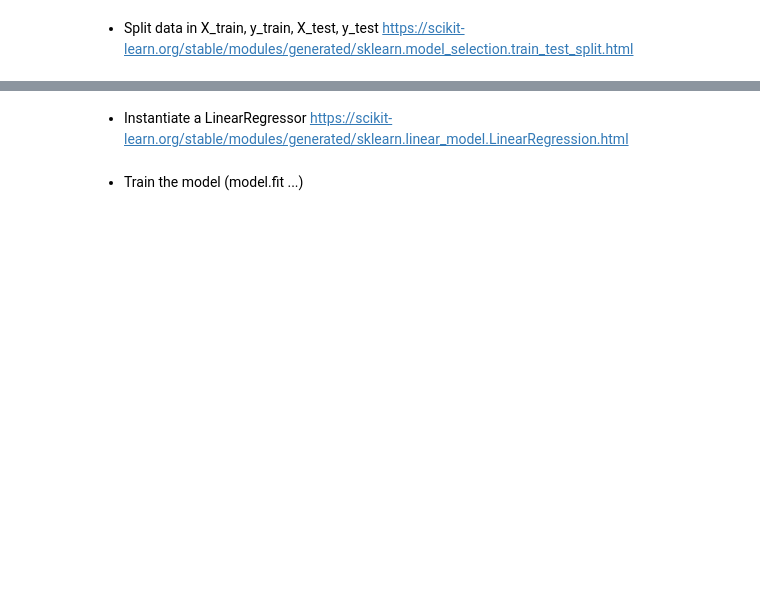
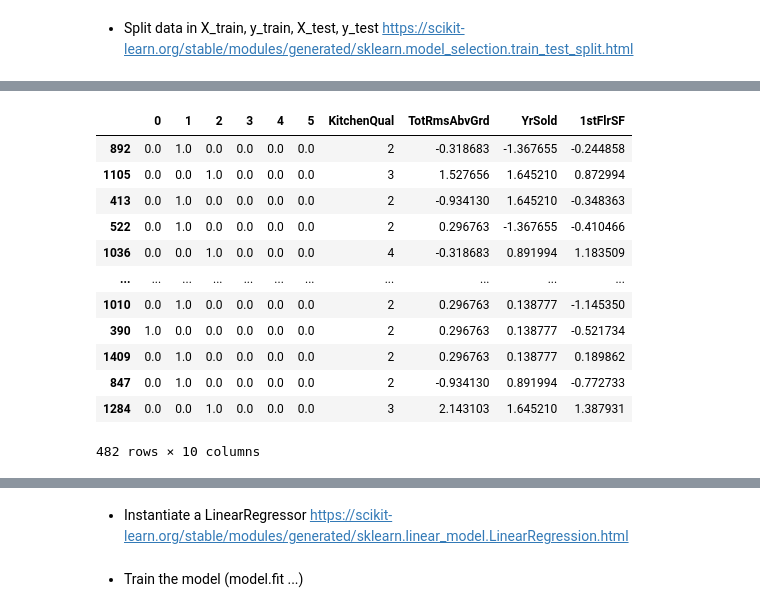
Before and after one commit to chakra2024/dsp-soham-chakraborty, a Jupyter notebook: notebooks/house-prices-modeling.ipynb, the cells around one changed output, grey strips where cells are left out. Cells and saved outputs as stored; diff of their text form; code cells hidden in the pictures; blank space fills up the shorter version.

```diff
--- a/notebooks/house-prices-modeling.ipynb
+++ b/notebooks/house-prices-modeling.ipynb
@@ -191,0 +352,16 @@ preprocessor = ColumnTransformer(
+# %%
+X_test
+# %% [output]
+|  | 0 | 1 | 2 | 3 | 4 | 5 | KitchenQual | TotRmsAbvGrd | YrSold | 1stFlrSF |
+| 892 | 0.0 | 1.0 | 0.0 | 0.0 | 0.0 | 0.0 | 2 | -0.318683 | -1.367655 | -0.244858 |
+| 1105 | 0.0 | 0.0 | 1.0 | 0.0 | 0.0 | 0.0 | 3 | 1.527656 | 1.645210 | 0.872994 |
+| 413 | 0.0 | 1.0 | 0.0 | 0.0 | 0.0 | 0.0 | 2 | -0.934130 | 1.645210 | -0.348363 |
+| 522 | 0.0 | 1.0 | 0.0 | 0.0 | 0.0 | 0.0 | 2 | 0.296763 | -1.367655 | -0.410466 |
+| 1036 | 0.0 | 0.0 | 1.0 | 0.0 | 0.0 | 0.0 | 4 | -0.318683 | 0.891994 | 1.183509 |
+| ... | ... | ... | ... | ... | ... | ... | ... | ... | ... | ... |
+| 1010 | 0.0 | 1.0 | 0.0 | 0.0 | 0.0 | 0.0 | 2 | 0.296763 | 0.138777 | -1.145350 |
+| 390 | 1.0 | 0.0 | 0.0 | 0.0 | 0.0 | 0.0 | 2 | 0.296763 | 0.138777 | -0.521734 |
+| 1409 | 0.0 | 1.0 | 0.0 | 0.0 | 0.0 | 0.0 | 2 | 0.296763 | 0.138777 | 0.189862 |
+| 847 | 0.0 | 1.0 | 0.0 | 0.0 | 0.0 | 0.0 | 2 | -0.934130 | 0.891994 | -0.772733 |
+| 1284 | 0.0 | 0.0 | 1.0 | 0.0 | 0.0 | 0.0 | 3 | 2.143103 | 1.645210 | 1.387931 |
+482 rows × 10 columns
```
Also changed, not shown: parts of 43 cells of this notebook.
